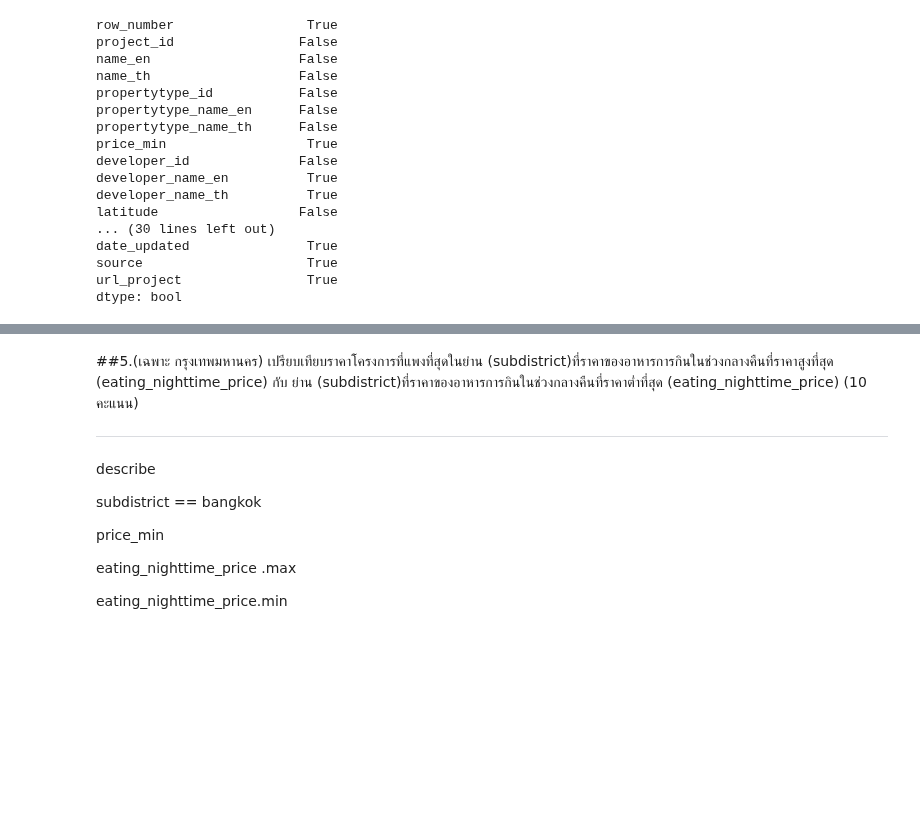
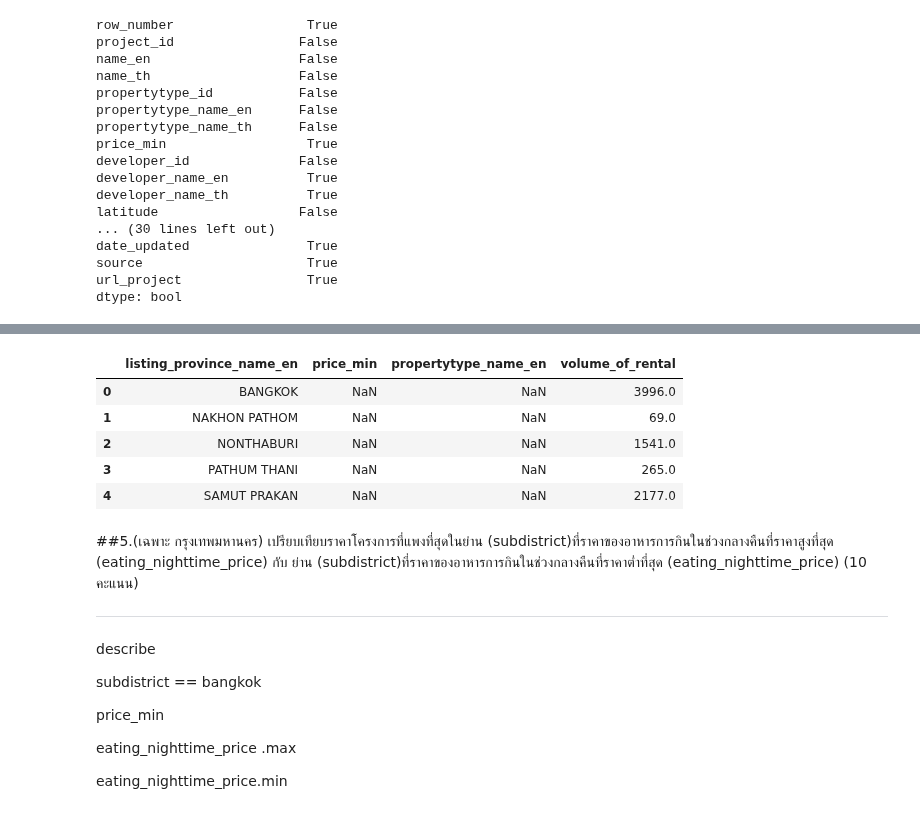
Before and after one commit to sucheerarighthere/BasicProg_DataViz65, a Jupyter notebook: midterm65.ipynb, the cells around one changed output, grey strips where cells are left out. Drawn from its saved outputs; the diff is of its cells as text; code cells hidden in the pictures; blank space fills up the shorter version.

```diff
--- a/midterm65.ipynb
+++ b/midterm65.ipynb
@@ -118,3 +147,13 @@ dtype: bool
+# %%
+
+dataall.groupby('listing_province_name_en')[['price_min','propertytype_name_en','volume_of_rental']].max().reset_index()
+# %% [output]
+|  | listing_province_name_en | price_min | propertytype_name_en | volume_of_rental |
+| 0 | BANGKOK | NaN | NaN | 3996.0 |
+| 1 | NAKHON PATHOM | NaN | NaN | 69.0 |
+| 2 | NONTHABURI | NaN | NaN | 1541.0 |
+| 3 | PATHUM THANI | NaN | NaN | 265.0 |
+| 4 | SAMUT PRAKAN | NaN | NaN | 2177.0 |
 # %% [markdown]
 ##5.(เฉพาะ กรุงเทพมหานคร) เปรียบเทียบราคาโครงการที่แพงที่สุดในย่าน (subdistrict)ที่ราคาของอาหารการกินในช่วงกลางคืนที่ราคาสูงที่สุด (eating_nighttime_price) กับ ย่าน (subdistrict)ที่ราคาของอาหารการกินในช่วงกลางคืนที่ราคาต่ำที่สุด (eating_nighttime_price) (10 คะแนน)
 
```
Also changed, not shown: parts of 6 cells of this notebook.
